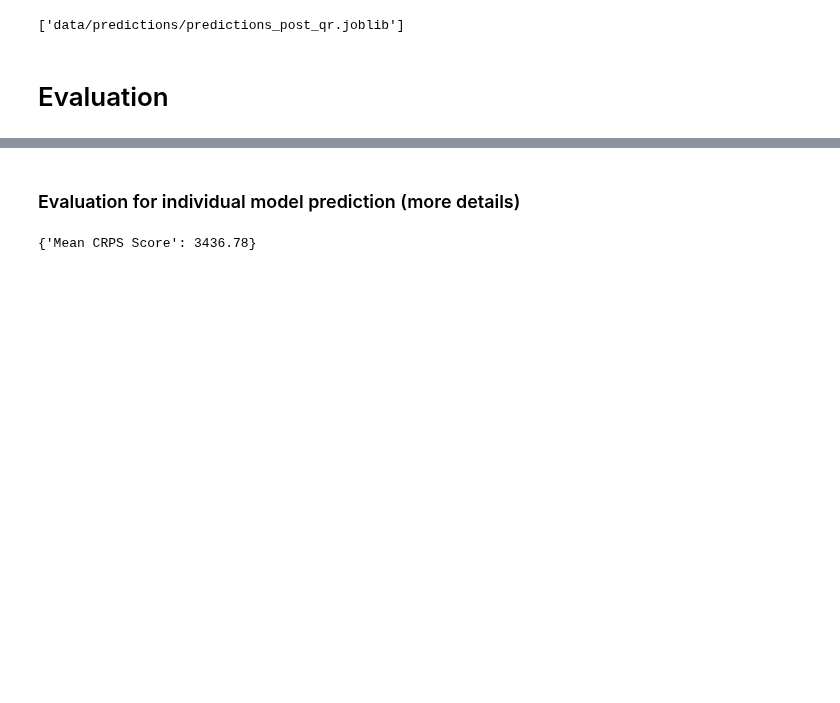
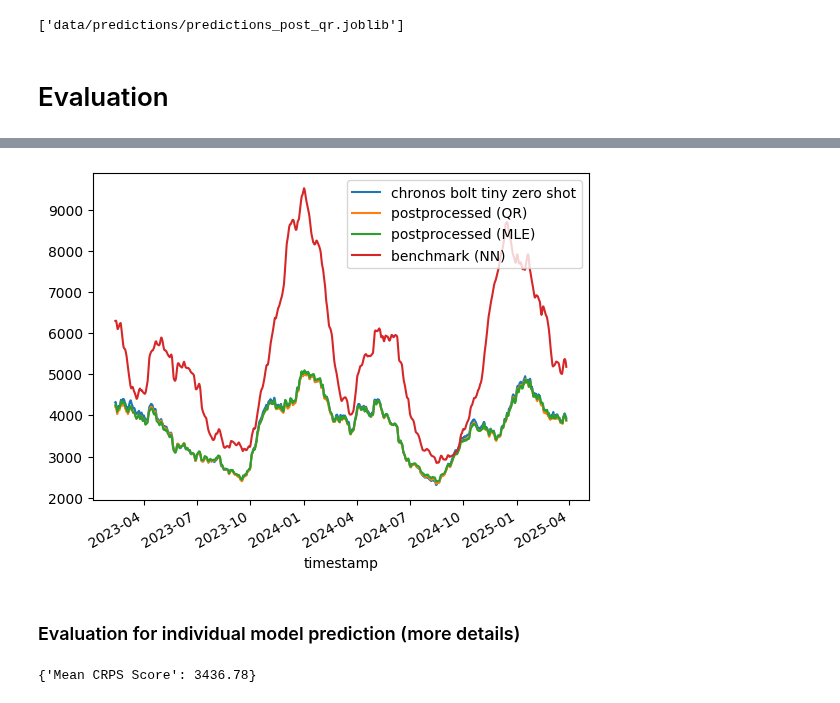
Before and after one commit to LouisSko/master-thesis, a Jupyter notebook: notebook.ipynb, the cells around one changed output, grey strips where cells are left out. Saved outputs shown, nothing was run; the diff lists cells and outputs as text; code cells hidden in the pictures; blank space fills up the shorter version.

```diff
--- a/notebook.ipynb
+++ b/notebook.ipynb
@@ -158,4 +164,5 @@ all_predictions = {"chronos bolt tiny zero shot": predictions_raw,
                    "postprocessed (QR)": predictions_post_qr,
                    "postprocessed (MLE)": predictions_post_nrml,
                    "benchmark (NN)": predictions_benchmark_nn,
-                   "benchmark (QR)": predictions_benchmark_qr}
+                   # "benchmark (QR)": predictions_benchmark_qr
+                   }
@@ -191,3 +288,7 @@ get_empirical_coverage_rates(all_predictions)
+# %%
+plot_crps(all_predictions, rolling_window=1000)
+# %% [output]
+[figure, added]
 # %% [markdown]
 ### Evaluation for individual model prediction (more details)
 # %%
```
Also changed, not shown: parts of 19 cells of this notebook, 1 other file.
